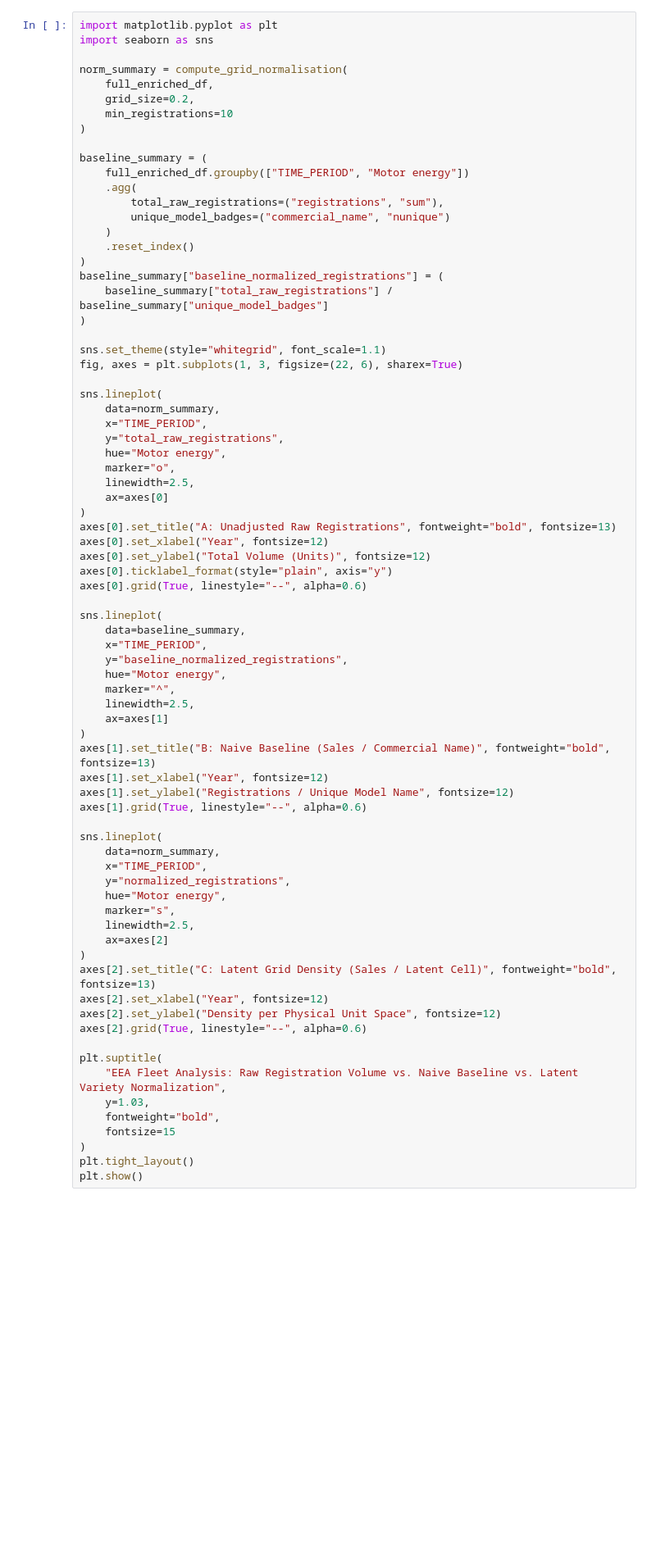
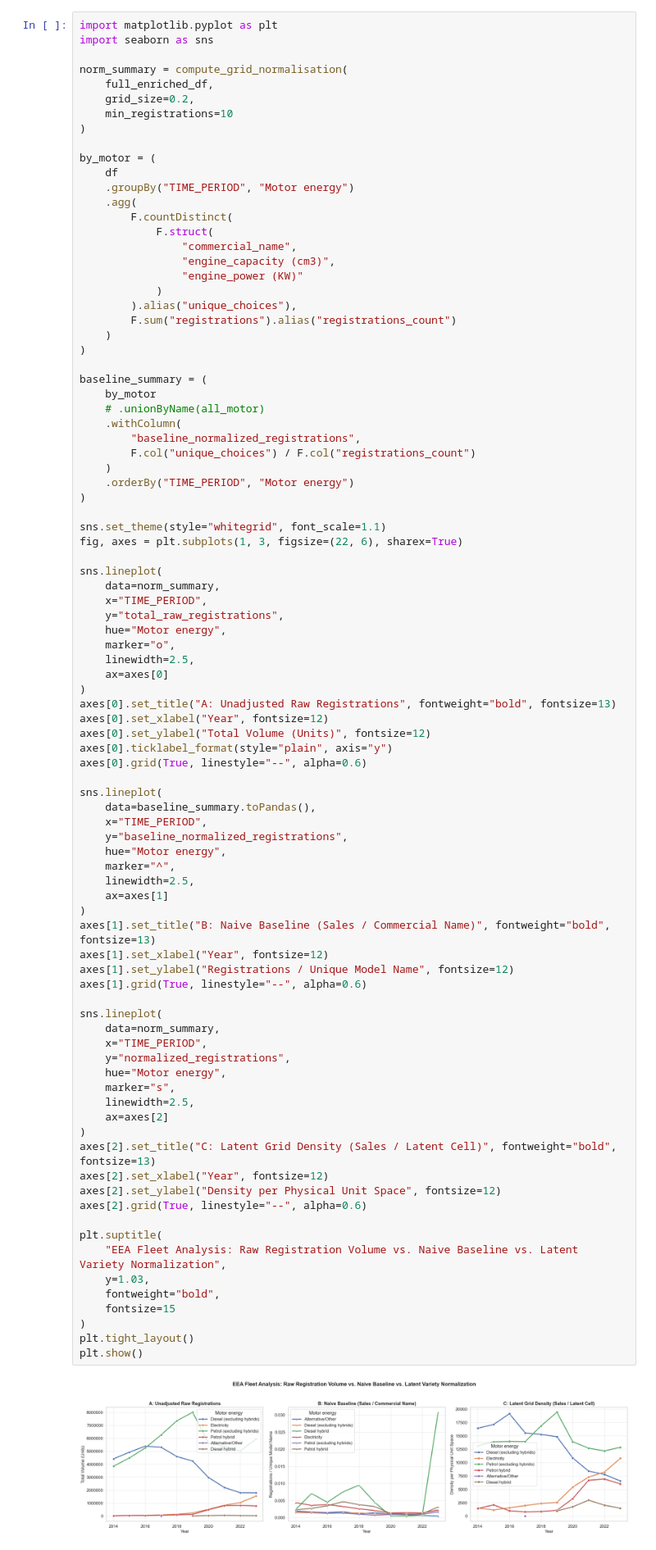
Before and after one commit to GianlucaRigatti/dataviz-project, a Jupyter notebook: technical_report/autoencoder_normalisation.ipynb, the cells around one changed output. Shown at 82% size. Cells and saved outputs as stored; diff of their text form; blank space fills up the shorter version.

Commit message:
Refactor baseline normalisation notebook: update execution counts, modify output format, and add unique consumer choices calculations

```diff
--- a/technical_report/autoencoder_normalisation.ipynb
+++ b/technical_report/autoencoder_normalisation.ipynb
@@ -144,16 +174,29 @@ norm_summary = compute_grid_normalisation(
     min_registrations=10
 )
 
+by_motor = (
+    df
+    .groupBy("TIME_PERIOD", "Motor energy")
+    .agg(
+        F.countDistinct(
+            F.struct(
+                "commercial_name",
+                "engine_capacity (cm3)",
+                "engine_power (KW)"
+            )
+        ).alias("unique_choices"),
+        F.sum("registrations").alias("registrations_count")
+    )
+)
+
 baseline_summary = (
-    full_enriched_df.groupby(["TIME_PERIOD", "Motor energy"])
-    .agg(
-        total_raw_registrations=("registrations", "sum"),
-        unique_model_badges=("commercial_name", "nunique")
+    by_motor
+    # .unionByName(all_motor)
+    .withColumn(
+        "baseline_normalized_registrations",
+        F.col("unique_choices") / F.col("registrations_count")
     )
-    .reset_index()
-)
-baseline_summary["baseline_normalized_registrations"] = (
-    baseline_summary["total_raw_registrations"] / baseline_summary["unique_model_badges"]
+    .orderBy("TIME_PERIOD", "Motor energy")
 )
 
 sns.set_theme(style="whitegrid", font_scale=1.1)
@@ -175,7 +218,7 @@ axes[0].ticklabel_format(style="plain", axis="y")
 axes[0].grid(True, linestyle="--", alpha=0.6)
 
 sns.lineplot(
-    data=baseline_summary,
+    data=baseline_summary.toPandas(),
     x="TIME_PERIOD",
     y="baseline_normalized_registrations",
     hue="Motor energy",
@@ -183,33 +226,35 @@ sns.lineplot(
     linewidth=2.5,
     ax=axes[1]
 )
 axes[1].set_title("B: Naive Baseline (Sales / Commercial Name)", fontweight="bold", fontsize=13)
 axes[1].set_xlabel("Year", fontsize=12)
 axes[1].set_ylabel("Registrations / Unique Model Name", fontsize=12)
 axes[1].grid(True, linestyle="--", alpha=0.6)
 
 sns.lineplot(
     data=norm_summary,
     x="TIME_PERIOD",
     y="normalized_registrations",
     hue="Motor energy",
     marker="s",
     linewidth=2.5,
     ax=axes[2]
 )
 axes[2].set_title("C: Latent Grid Density (Sales / Latent Cell)", fontweight="bold", fontsize=13)
 axes[2].set_xlabel("Year", fontsize=12)
 axes[2].set_ylabel("Density per Physical Unit Space", fontsize=12)
 axes[2].grid(True, linestyle="--", alpha=0.6)
 
 plt.suptitle(
     "EEA Fleet Analysis: Raw Registration Volume vs. Naive Baseline vs. Latent Variety Normalization",
     y=1.03,
     fontweight="bold",
     fontsize=15
 )
 plt.tight_layout()
 plt.show()
+# %% [output]
+[figure, added]
 # %%
 import plotly.graph_objects as go
 from plotly.subplots import make_subplots
```
Also changed, not shown: parts of 3 cells of this notebook, 1 other file.
